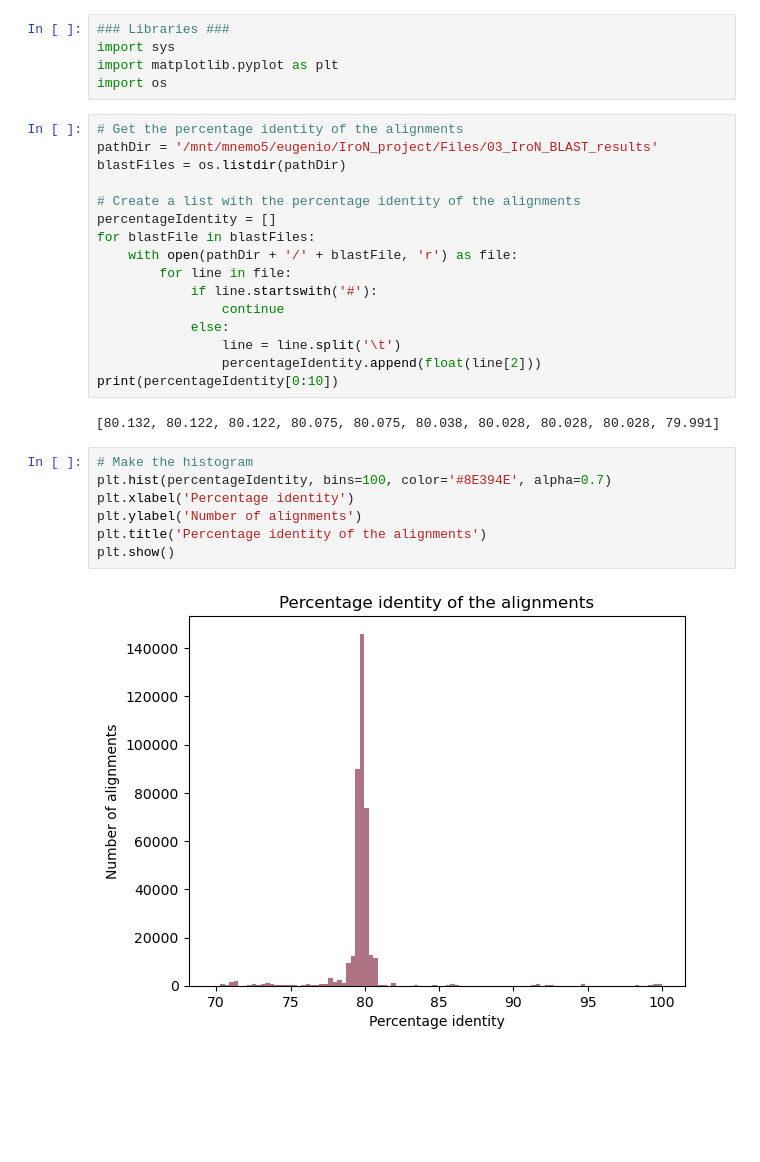
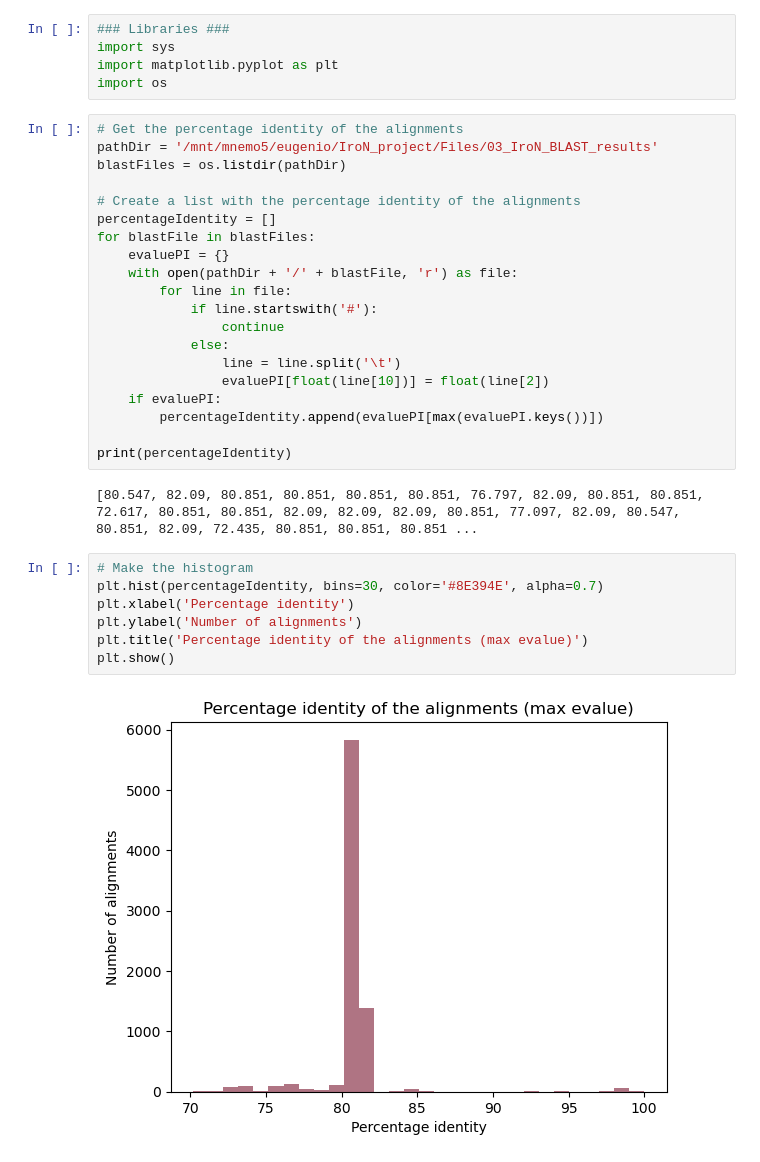
Before and after one commit to Eugenio-Molphe/IroN-project, a Jupyter notebook: Scripts_Results_Report/get_methodological_data.ipynb, the cells around one changed output. Drawn from its saved outputs; the diff is of its cells as text; blank space fills up the shorter version.

Commit message:
Created figures to report the results of this work

```diff
--- a/Scripts_Results_Report/get_methodological_data.ipynb
+++ b/Scripts_Results_Report/get_methodological_data.ipynb
@@ -18,25 +18,29 @@ blastFiles = os.listdir(pathDir)
 # Create a list with the percentage identity of the alignments
 percentageIdentity = []
 for blastFile in blastFiles:
+    evaluePI = {}
     with open(pathDir + '/' + blastFile, 'r') as file:
         for line in file:
             if line.startswith('#'):
                 continue
             else:
                 line = line.split('\t')
-                percentageIdentity.append(float(line[2]))
-print(percentageIdentity[0:10])
+                evaluePI[float(line[10])] = float(line[2])
+    if evaluePI:
+        percentageIdentity.append(evaluePI[max(evaluePI.keys())])
+
+print(percentageIdentity)
 # %% [output]
-[80.132, 80.122, 80.122, 80.075, 80.075, 80.038, 80.028, 80.028, 80.028, 79.991]
+[80.547, 82.09, 80.851, 80.851, 80.851, 80.851, 76.797, 82.09, 80.851, 80.851, 72.617, 80.851, 80.851, 82.09, 82.09, 82.09, 80.851, 77.097, 82.09, 80.547, 80.851, 82.09, 72.435, 80.851, 80.851, 80.851 ...
 # %%
 # Make the histogram
-plt.hist(percentageIdentity, bins=100, color='#8E394E', alpha=0.7)
+plt.hist(percentageIdentity, bins=30, color='#8E394E', alpha=0.7)
 plt.xlabel('Percentage identity')
 plt.ylabel('Number of alignments')
-plt.title('Percentage identity of the alignments')
+plt.title('Percentage identity of the alignments (max evalue)')
 plt.show()
 # %% [output]
-[figure, old version]
+[figure, new version]
 # %%
 print(min(percentageIdentity))
 print(max(percentageIdentity))
```
Also changed, not shown: parts of 2 cells of this notebook, 3 other files.
